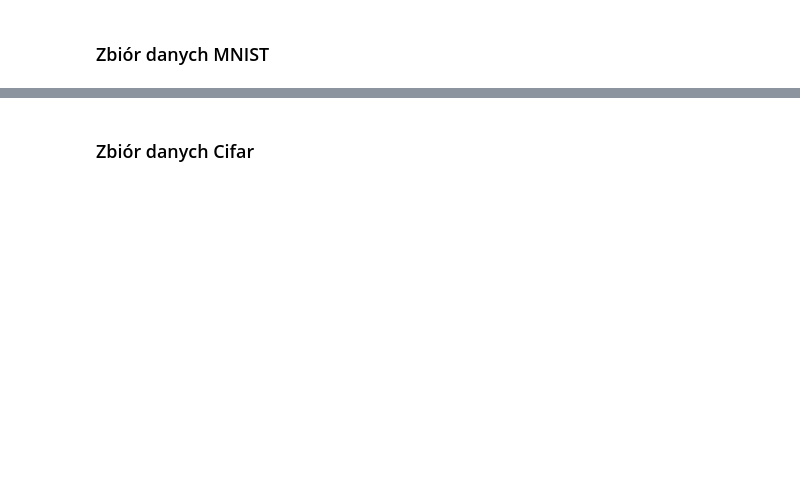
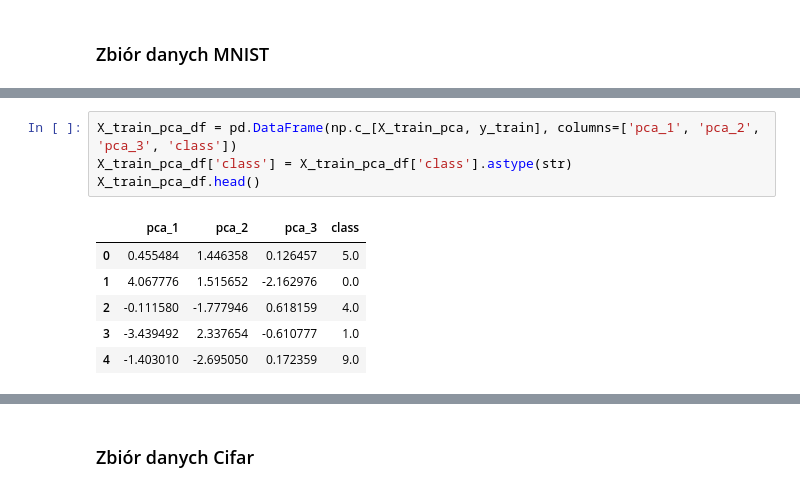
Before and after one commit to Lukas-Swc/machine-learning-bootcamp, a Jupyter notebook: unsupervised/02_dimensionality_reduction /02_pca_examples.ipynb, the cells around one changed output, grey strips where cells are left out. Drawn from its saved outputs; the diff is of its cells as text; blank space fills up the shorter version.

```diff
--- a/unsupervised/02_dimensionality_reduction /02_pca_examples.ipynb
+++ b/unsupervised/02_dimensionality_reduction /02_pca_examples.ipynb
@@ -179,0 +271,11 @@ px.scatter_3d(pca_3, 'pca_1', 'pca_2', 'pca_3', color='class', symbol='class', o
+# %%
+X_train_pca_df = pd.DataFrame(np.c_[X_train_pca, y_train], columns=['pca_1', 'pca_2', 'pca_3', 'class'])
+X_train_pca_df['class'] = X_train_pca_df['class'].astype(str)
+X_train_pca_df.head()
+# %% [output]
+|  | pca_1 | pca_2 | pca_3 | class |
+| 0 | 0.455484 | 1.446358 | 0.126457 | 5.0 |
+| 1 | 4.067776 | 1.515652 | -2.162976 | 0.0 |
+| 2 | -0.111580 | -1.777946 | 0.618159 | 4.0 |
+| 3 | -3.439492 | 2.337654 | -0.610777 | 1.0 |
+| 4 | -1.403010 | -2.695050 | 0.172359 | 9.0 |
```
Also changed, not shown: parts of 30 cells of this notebook.
